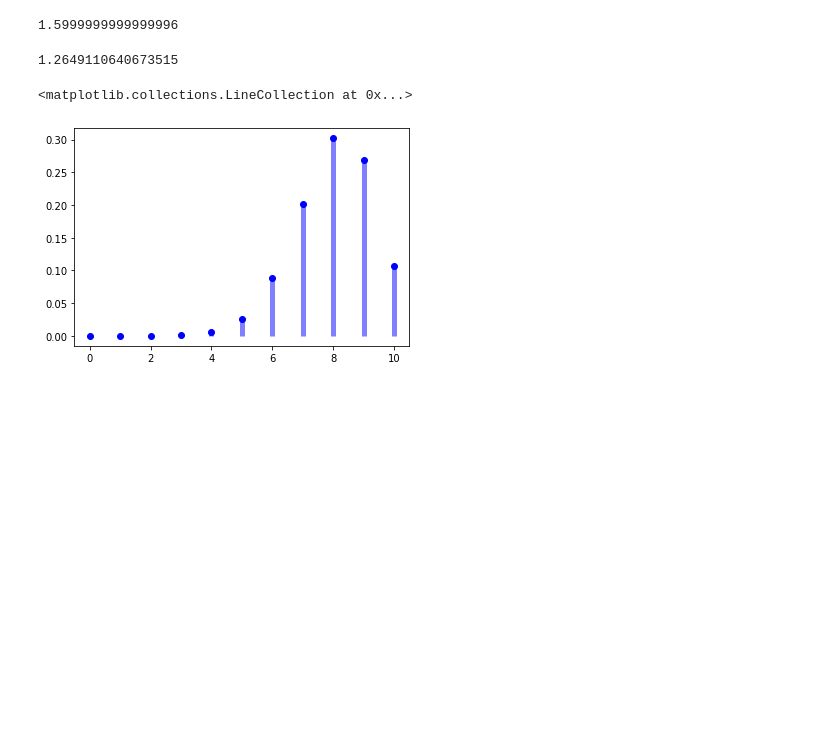
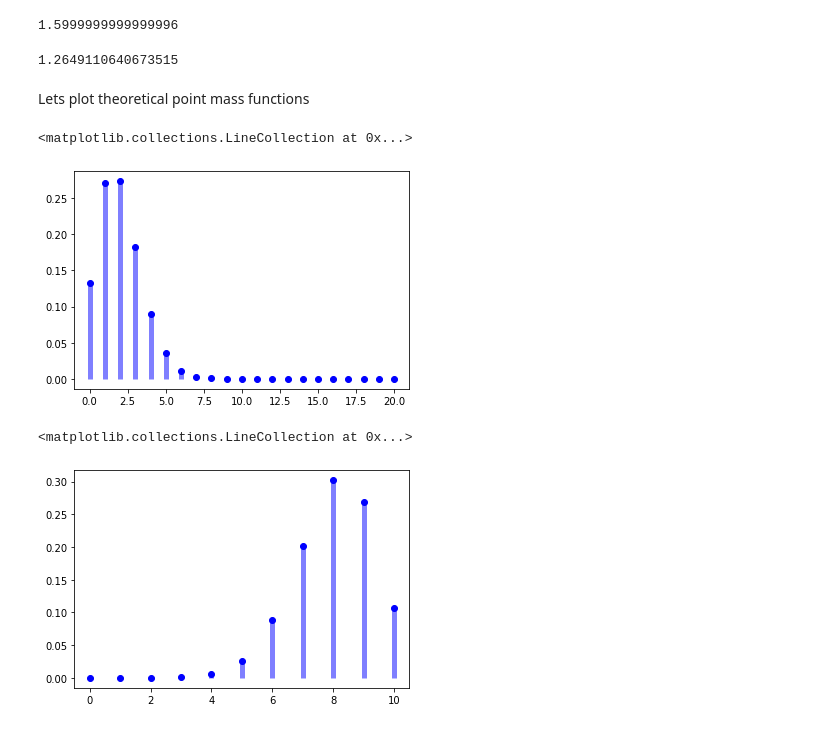
Before and after one commit to Ironhack-Data-Madrid-Enero-2021/Classroom-Materials, a Jupyter notebook: week_05/04-discrete-probability-distributions.ipynb, the cells around one changed output. Cells and saved outputs as stored; diff of their text form; code cells hidden in the pictures; blank space fills up the shorter version.

```diff
--- a/week_05/04-discrete-probability-distributions.ipynb
+++ b/week_05/04-discrete-probability-distributions.ipynb
@@ -226,0 +301,2 @@ sns.countplot(x=sample)
+# %%
+my_covid_binomial = binom(100, 0.02)
@@ -299,6 +436,16 @@ my_binomial.std()
 1.2649110640673515
 # %%
 import matplotlib.pyplot as plt
+# %% [markdown]
+Lets plot theoretical point mass functions
+# %%
+x = np.arange(0,21)
+fig, ax = plt.subplots(1, 1)
+ax.plot(x, my_covid_binomial.pmf(x), 'bo')
+ax.vlines(x, 0, my_covid_binomial.pmf(x), colors='b', lw=5, alpha=0.5)
+# %% [output]
+<matplotlib.collections.LineCollection at 0x...>
+[figure, added]
 # %%
 x = np.arange(0,11)
 fig, ax = plt.subplots(1, 1)
```
Also changed, not shown: parts of 88 cells of this notebook, 1 other file.
